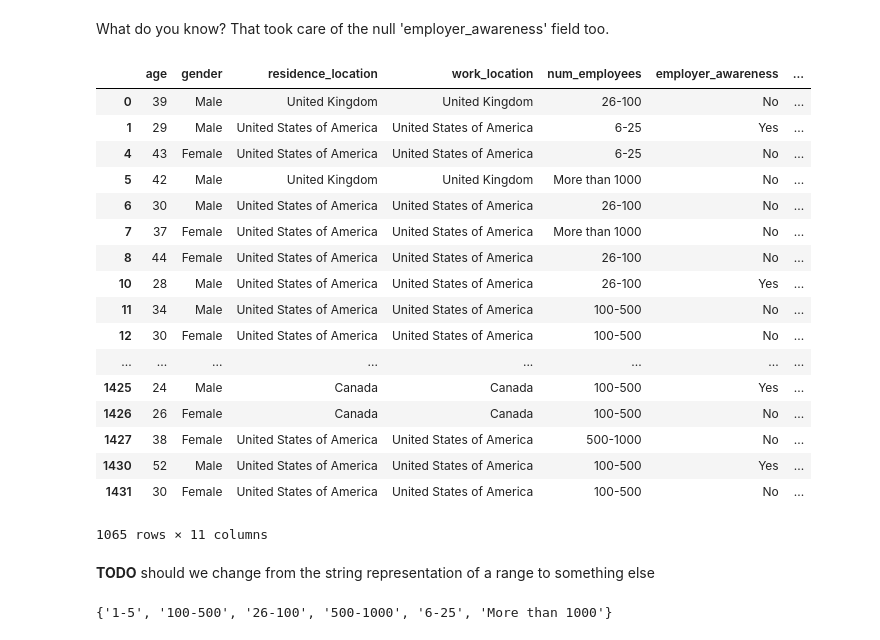
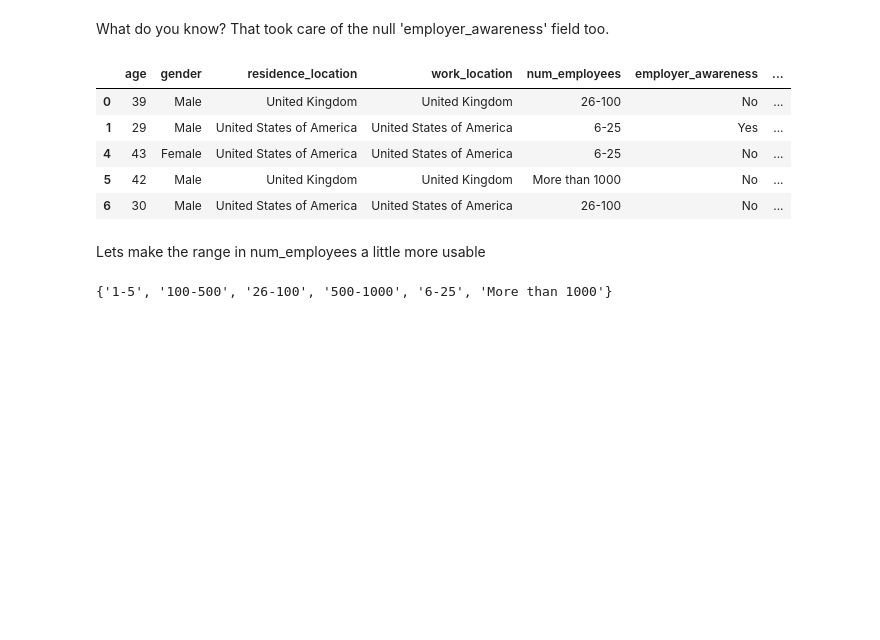
Before and after one commit to ncmatson/SMU_ML_Labs, a Jupyter notebook: lab1.ipynb, the cells around one changed output. Cells and saved outputs as stored; diff of their text form; code cells hidden in the pictures; blank space fills up the shorter version.

```diff
--- a/lab1.ipynb
+++ b/lab1.ipynb
@@ -275,28 +264,16 @@ memory usage: 99.8+ KB
 # %% [markdown]
 What do you know?  That took care of the null 'employer_awareness' field too.
 # %%
-df
+df.head()
 # %% [output]
 |  | age | gender | residence_location | work_location | num_employees | employer_awareness | ... |
 | 0 | 39 | Male | United Kingdom | United Kingdom | 26-100 | No | ... |
 | 1 | 29 | Male | United States of America | United States of America | 6-25 | Yes | ... |
 | 4 | 43 | Female | United States of America | United States of America | 6-25 | No | ... |
 | 5 | 42 | Male | United Kingdom | United Kingdom | More than 1000 | No | ... |
 | 6 | 30 | Male | United States of America | United States of America | 26-100 | No | ... |
-| 7 | 37 | Female | United States of America | United States of America | More than 1000 | No | ... |
-| 8 | 44 | Female | United States of America | United States of America | 26-100 | No | ... |
-| 10 | 28 | Male | United States of America | United States of America | 26-100 | Yes | ... |
-| 11 | 34 | Male | United States of America | United States of America | 100-500 | No | ... |
-| 12 | 30 | Female | United States of America | United States of America | 100-500 | No | ... |
-| ... | ... | ... | ... | ... | ... | ... | ... |
-| 1425 | 24 | Male | Canada | Canada | 100-500 | Yes | ... |
-| 1426 | 26 | Female | Canada | Canada | 100-500 | No | ... |
-| 1427 | 38 | Female | United States of America | United States of America | 500-1000 | No | ... |
-| 1430 | 52 | Male | United States of America | United States of America | 100-500 | Yes | ... |
-| 1431 | 30 | Female | United States of America | United States of America | 100-500 | No | ... |
-1065 rows × 11 columns
-# %% [markdown]
-**TODO** should we change from the string representation of a range to something else
+# %% [markdown]
+Lets make the range in num_employees a little more usable
 # %%
 set(df.num_employees)
 # %% [output]
```
Also changed, not shown: parts of 11 cells of this notebook.
